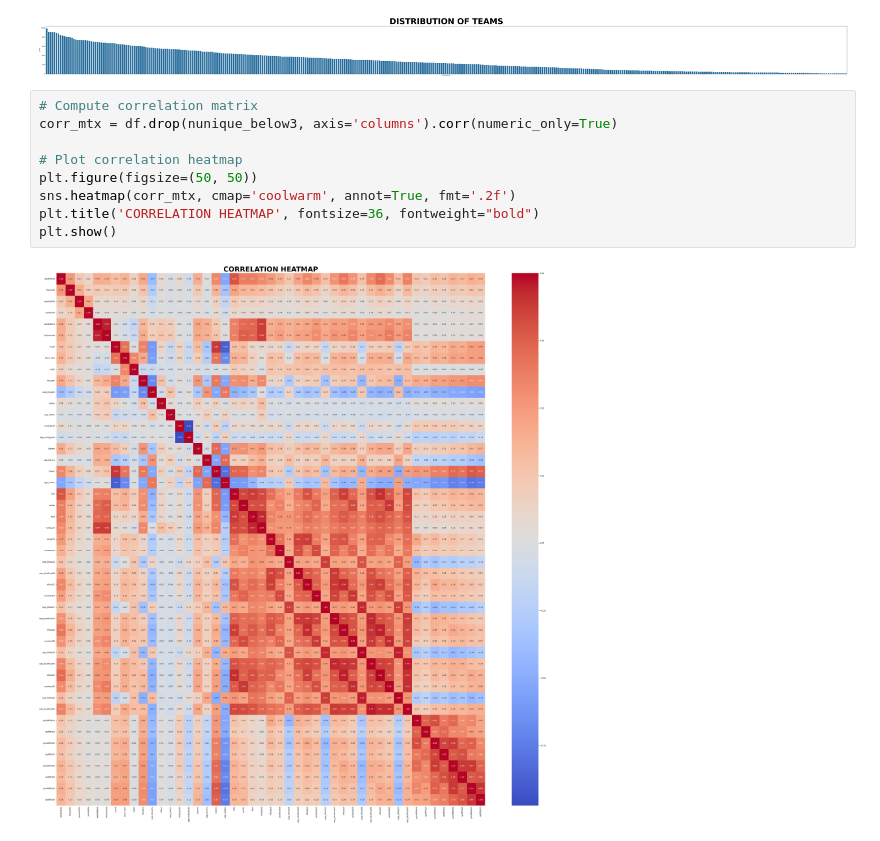
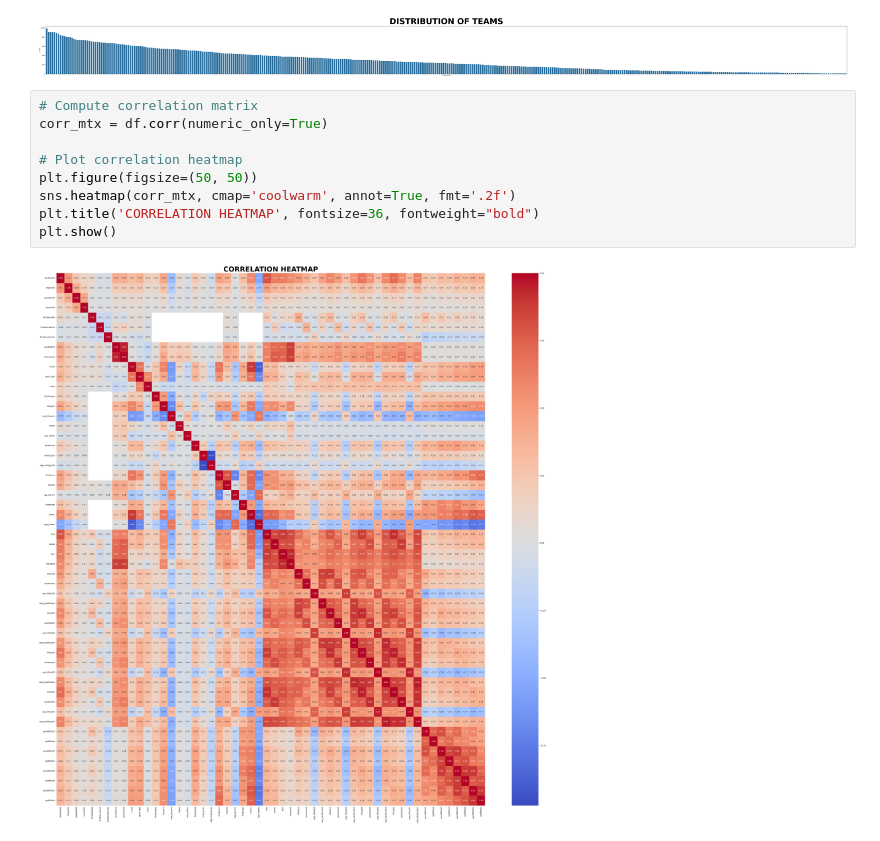
Before and after one commit to jkpjr/lol-esports-pickems-predictor, a Jupyter notebook: exploratory_data_analysis.ipynb, the cells around one changed output. Drawn from its saved outputs; the diff is of its cells as text.

```diff
--- a/exploratory_data_analysis.ipynb
+++ b/exploratory_data_analysis.ipynb
@@ -199,12 +198,12 @@ plt.show()
 [figure]
 # %%
 # Compute correlation matrix
-corr_mtx = df.drop(nunique_below3, axis='columns').corr(numeric_only=True)
+corr_mtx = df.corr(numeric_only=True)
 
 # Plot correlation heatmap
 plt.figure(figsize=(50, 50))
 sns.heatmap(corr_mtx, cmap='coolwarm', annot=True, fmt='.2f')
 plt.title('CORRELATION HEATMAP', fontsize=36, fontweight="bold")
 plt.show()
 # %% [output]
-[figure, old version]
+[figure, new version]
```
Also changed, not shown: parts of 6 cells of this notebook, 3 other files.
